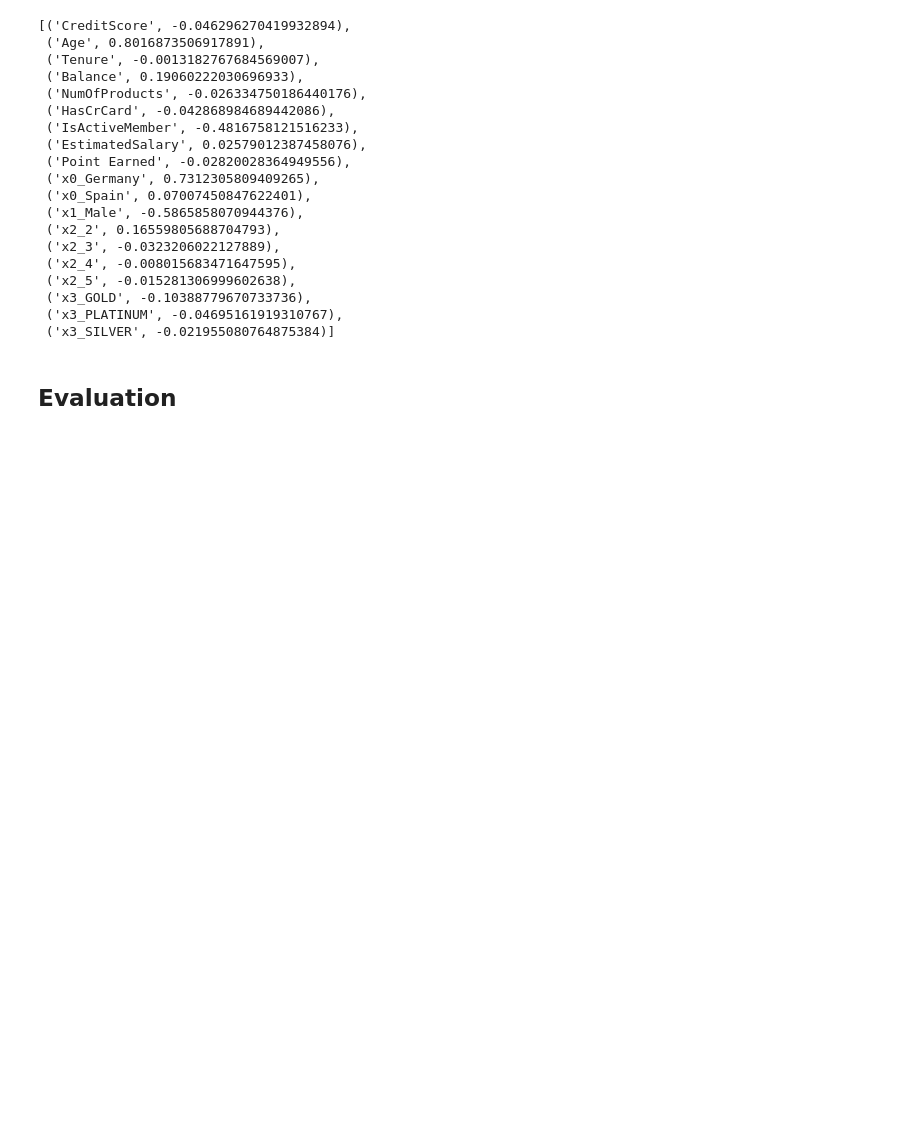
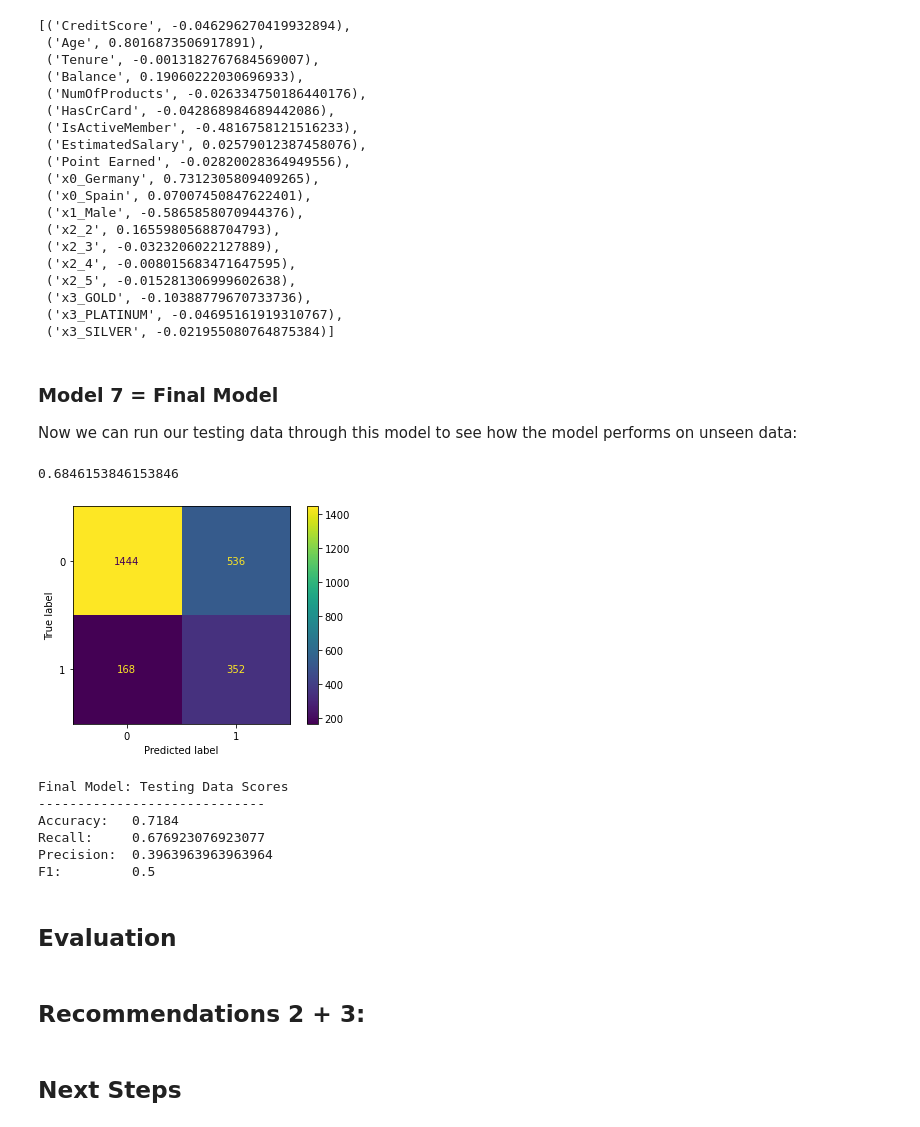
Before and after one commit to SamBen804/Bank_Customer_Churn_Analysis, a Jupyter notebook: Final_Notebook.ipynb, the cells around one changed output. Saved outputs shown, nothing was run; the diff lists cells and outputs as text; code cells hidden in the pictures; blank space fills up the shorter version.

```diff
--- a/Final_Notebook.ipynb
+++ b/Final_Notebook.ipynb
@@ -573,12 +571,18 @@ Xcat_train, Xcat_test, y_train, y_test = train_test_split(Xcat, y, random_state=
 # Beginnging to tackle categoricals
 ohe = OneHotEncoder(drop='first') # Should I choose which to drop??
 cats = ohe.fit_transform(Xcat_train[['Geography', 'Gender', 'Satisfaction Score', 'Card Type']])
+cats_test = ohe.transform(Xcat_test[['Geography', 'Gender', 'Satisfaction Score', 'Card Type']])
 
-# Getting a DF
+# Getting a training DF
 cats_df = pd.DataFrame(cats.todense(), columns=ohe.get_feature_names(),
                          index=X_train.index)
 
-cats_df
+#Getting a testing DF
+cats_test_df = pd.DataFrame(cats_test.todense(), columns=ohe.get_feature_names(),
+                         index=X_test.index)
+
+display(cats_df)
+display(cats_test_df)
 # %% [output]
 |  | x0_Germany | x0_Spain | x1_Male | x2_2 | x2_3 | x2_4 | x2_5 | x3_GOLD | x3_PLATINUM | x3_SILVER |
 | 651 | 0.0 | 0.0 | 1.0 | 0.0 | 0.0 | 0.0 | 0.0 | 1.0 | 0.0 | 0.0 |
@@ -604,9 +622,16 @@ Xcat_test_num = X_test[numeric_lessComp]
 Xcat_train_num_sc = scaler.fit_transform(Xcat_train_num)
 Xcat_test_num_sc = scaler.transform(Xcat_test_num)
 # %%
+# Training df
 nums_df = pd.DataFrame(Xcat_train_num_sc, columns=numeric_lessComp,
                          index=X_train.index)
-nums_df
+
+# Testing df
+nums_test_df = pd.DataFrame(Xcat_test_num_sc, columns=numeric_lessComp,
+                         index=X_test.index)
+
+display(nums_df.head())
+display(nums_test_df.head())
 # %% [output]
 |  | CreditScore | Age | Tenure | Balance | NumOfProducts | HasCrCard | IsActiveMember | EstimatedSalary | ... |
 | 651 | 0.719980 | 1.256181 | 0.683089 | -1.228601 | -0.910949 | 0.642621 | 0.983339 | -1.480501 | ... |
@@ -633,0 +648,9 @@ X_features.head()
+# %%
+# Concatinating training data
+X_features = pd.concat([nums_df, cats_df], axis=1)
+
+# Concatinating testing data
+X_test_features = pd.concat([nums_test_df, cats_test_df], axis =1)
+
+display(X_features.head())
+display(X_test_features.head())
@@ -730,5 +822,35 @@ list(zip(X_features.columns, list(model_7.coef_[0])))
  ('x3_GOLD', -0.10388779670733736),
  ('x3_PLATINUM', -0.04695161919310767),
  ('x3_SILVER', -0.021955080764875384)]
+# %% [markdown]
+### Model 7 = Final Model
+
+Now we can run our testing data through this model to see how the model performs on unseen data:
+# %%
+cross_val_score(model_7, X_test_features, y_test, scoring='recall').mean()
+# %% [output]
+0.6846153846153846
+# %%
+plot_confusion_matrix(model_7, X_test_features, y_test);
+# %% [output]
+[figure, added]
+# %%
+print('Final Model: Testing Data Scores')
+print('-----------------------------')
+print(f'Accuracy:   {accuracy_score(y_test, model_7.predict(X_test_features))}')
+print(f'Recall:     {recall_score(y_test, model_7.predict(X_test_features))}')
+print(f'Precision:  {precision_score(y_test, model_7.predict(X_test_features))}')
+print(f'F1:         {f1_score(y_test, model_7.predict(X_test_features))}')
+# %% [output]
+Final Model: Testing Data Scores
+-----------------------------
+Accuracy:   0.7184
+Recall:     0.676923076923077
+Precision:  0.3963963963963964
+F1:         0.5
 # %% [markdown]
 ## Evaluation
+# %% [markdown]
+## Recommendations 2 + 3:
+# %% [markdown]
+## Next Steps
```
Also changed, not shown: parts of 24 cells of this notebook.
